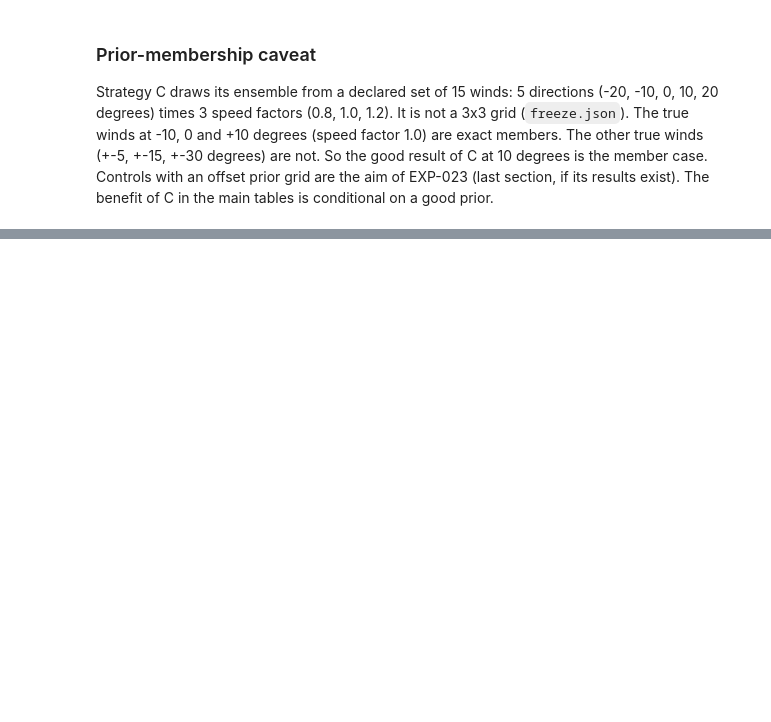
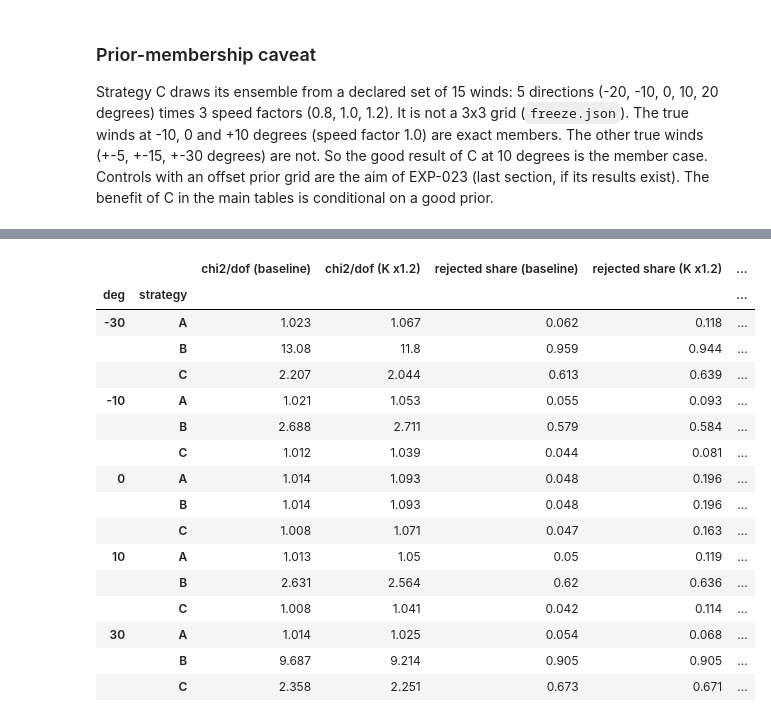
Before and after one commit to yubrajbhandari923/pravah, a Jupyter notebook: notebooks/09_phase3_winds_and_uncertainty.ipynb, the cells around one changed output, grey strips where cells are left out. Drawn from its saved outputs; the diff is of its cells as text; code cells hidden in the pictures; blank space fills up the shorter version.

```diff
--- a/notebooks/09_phase3_winds_and_uncertainty.ipynb
+++ b/notebooks/09_phase3_winds_and_uncertainty.ipynb
@@ -398,7 +257,0 @@ The zero-error chi2/dof is larger for the rotated base winds (about 1.2), so the
-# %%
-for name in ["alpha_sensitivity", "offset_prior", "model_error", "base_wind_45"]:
-    d = CT / name / "figures"
-    fs = sorted(d.glob("**/coverage_vs_vector_error.png"))
-    if fs:
-        print(name); show(fs[0], 520)
-        break
@@ -410,0 +282,12 @@ F-033 is preliminary until the review finishes. These controls support the direc
+# %%
+c, g = ctl("alpha_sensitivity")
+if c is not None:
+    z = c[(c.deg == 0) & (c.speed_pct == 0)]
+    print("Zero wind error:"); display(z.pivot_table(index="variant", columns="strategy", values=["cov90", "chi2_per_dof"]).round(3))
+    rows = []
+    for d in (30, -30):
+        gg = g[(g.speed_pct == 0) & (g.deg == d)]
+        t = gg.pivot_table(index="variant", columns="contrast", values="diff_mean")
+        rows.append(pd.DataFrame({"deg": d, "B - A": -t["A-B"], "C - B": t["C-B"]}))
+    out = pd.concat(rows).reset_index().set_index(["deg", "variant"]).round(4)
+    print("Test RMSE differences (total field, relative units). B - A is the wind-error penalty; C - B < 0 means the ensemble helps:"); display(out)
@@ -410,0 +322,8 @@ F-033 is preliminary until the review finishes. These controls support the direc
+# %%
+c, g = ctl("offset_prior")
+if c is not None:
+    gg = g[(g.contrast == "C-B") & (g.speed_pct == 0)].sort_values("deg")[["deg", "diff_mean", "ci_lo", "ci_hi", "excludes_0"]]
+    gg["distance to nearest prior member (deg)"] = gg.deg.map(lambda d: min(abs(d - m) for m in (-17.5, -7.5, 2.5, 12.5, 22.5)))
+    print("C - B total-field RMSE (negative = C better), offset prior, direction errors only:"); display(gg.round(4).reset_index(drop=True))
+    z = c[(c.speed_pct == 0) & (c.deg == 0)].set_index("strategy")[["chi2_per_dof", "frac_chi2_rejects", "cov90"]]
+    print("Zero wind error, offset prior:"); display(z.round(3))
@@ -410,0 +355,32 @@ F-033 is preliminary until the review finishes. These controls support the direc
+# %%
+def raw(name):
+    fs = sorted((CT / name / "raw").glob("*.csv"))
+    return pd.concat([pd.read_csv(f) for f in fs]) if fs else None
+def lt_mean(df, col):
+    return df.groupby(["deg", "strategy", "layout_type"])[col].mean().groupby(["deg", "strategy"]).mean()   # equal layout-type weights
+me, bl = raw("model_error"), raw("model_error_baseline")
+if me is not None and bl is not None:
+    out = {}
+    for tag, df in (("baseline", bl), ("K x1.2", me)):
+        df = df[(df.speed_pct == 0) & df.deg.isin([-30, -10, 0, 10, 30])].assign(rej=lambda d: (d.chi2_p < 0.05).astype(float))
+        out[f"chi2/dof ({tag})"] = lt_mean(df, "chi2_per_dof"); out[f"rejected share ({tag})"] = lt_mean(df, "rej"); out[f"cov90 ({tag})"] = lt_mean(df, "cov90")
+    t = pd.DataFrame(out).loc[lambda d: d.index.get_level_values(1).isin(["A", "B", "C"])]
+    display(t[[c for c in t.columns if "chi2/dof" in c] + [c for c in t.columns if "rejected" in c] + [c for c in t.columns if "cov90" in c]].round(3))
+# %% [output]
+|  |  | chi2/dof (baseline) | chi2/dof (K x1.2) | rejected share (baseline) | rejected share (K x1.2) | ... |
+| deg | strategy |  |  |  |  | ... |
+| -30 | A | 1.023 | 1.067 | 0.062 | 0.118 | ... |
+|  | B | 13.08 | 11.8 | 0.959 | 0.944 | ... |
+|  | C | 2.207 | 2.044 | 0.613 | 0.639 | ... |
+| -10 | A | 1.021 | 1.053 | 0.055 | 0.093 | ... |
+|  | B | 2.688 | 2.711 | 0.579 | 0.584 | ... |
+|  | C | 1.012 | 1.039 | 0.044 | 0.081 | ... |
+| 0 | A | 1.014 | 1.093 | 0.048 | 0.196 | ... |
+|  | B | 1.014 | 1.093 | 0.048 | 0.196 | ... |
+|  | C | 1.008 | 1.071 | 0.047 | 0.163 | ... |
+| 10 | A | 1.013 | 1.05 | 0.05 | 0.119 | ... |
+|  | B | 2.631 | 2.564 | 0.62 | 0.636 | ... |
+|  | C | 1.008 | 1.041 | 0.042 | 0.114 | ... |
+| 30 | A | 1.014 | 1.025 | 0.054 | 0.068 | ... |
+|  | B | 9.687 | 9.214 | 0.905 | 0.905 | ... |
+|  | C | 2.358 | 2.251 | 0.673 | 0.671 | ... |
```
Also changed, not shown: parts of 32 cells of this notebook, 1 other file.
